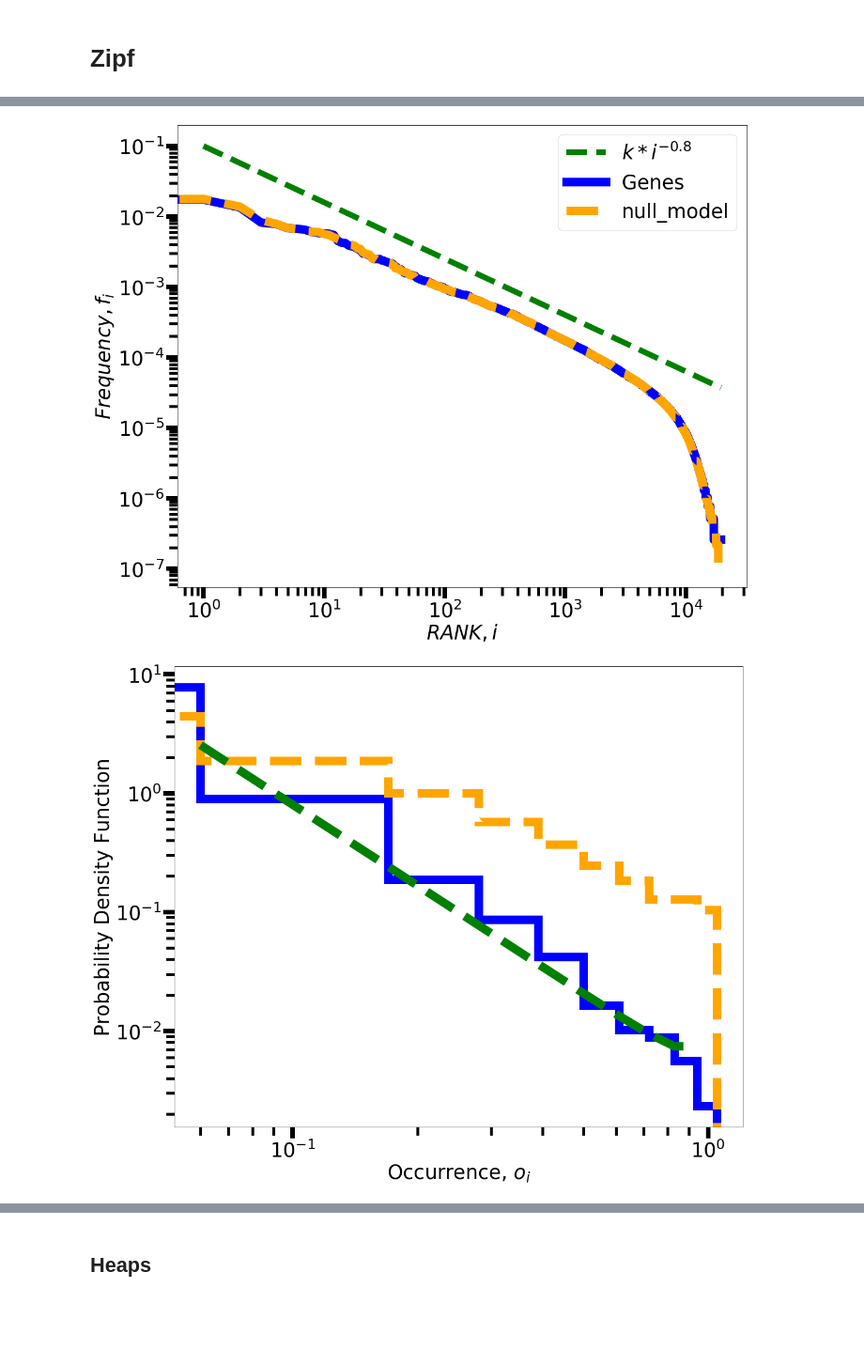
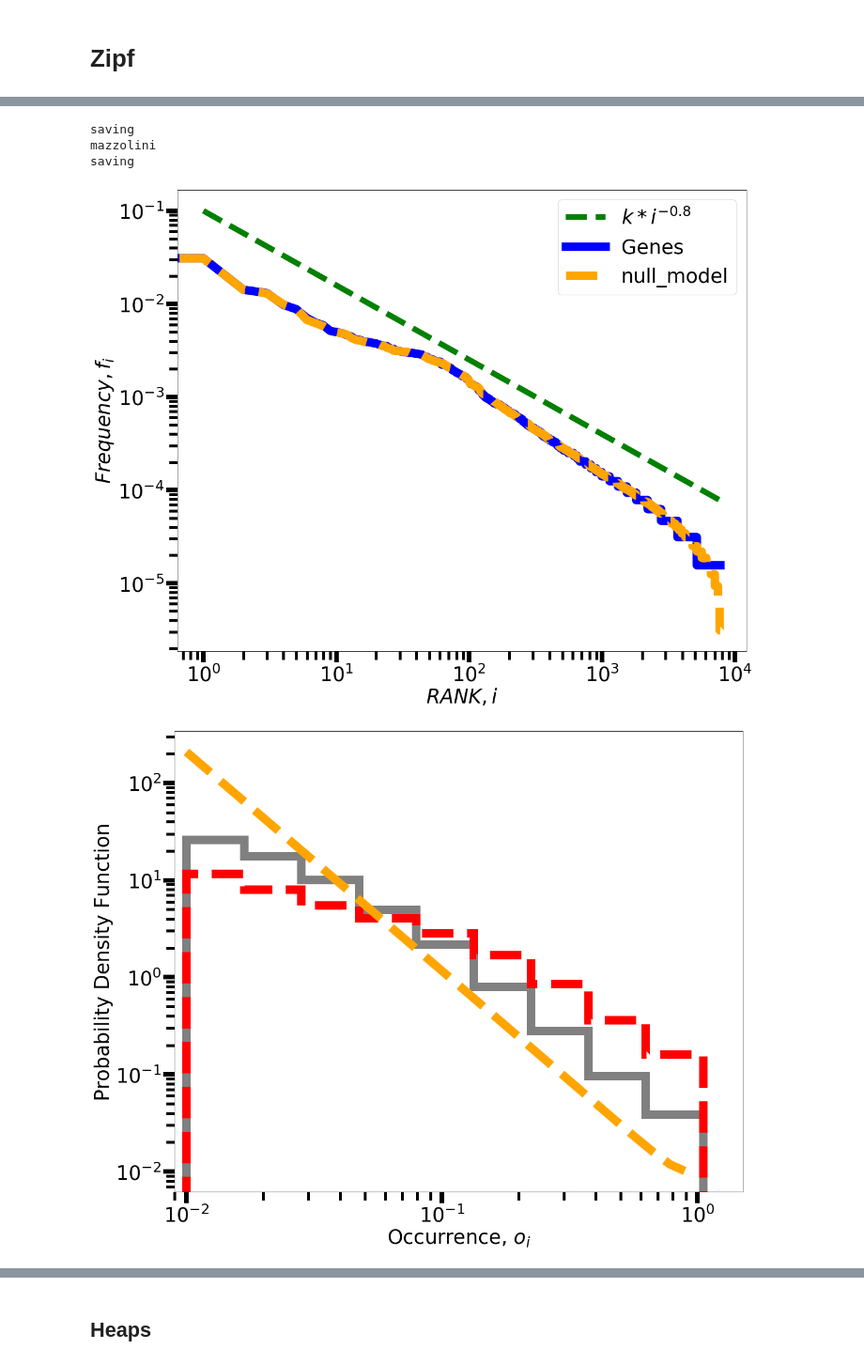
Before and after one commit to fvalle1/phd, a Jupyter notebook: mouse_Atlas/Mouse_exploration.ipynb, the cells around one changed output, grey strips where cells are left out. Shown at 94% size. Cells and saved outputs as stored; diff of their text form; code cells hidden in the pictures; blank space fills up the shorter version.

```diff
--- a/mouse_Atlas/Mouse_exploration.ipynb
+++ b/mouse_Atlas/Mouse_exploration.ipynb
@@ -24,7 +24,7 @@ from frontiers_analysis import heaps, load_tissue, save_model, mazzolini
 data_source ="mca"
 files = os.listdir(data_source)
 from frontiers_analysis import load_all_data, clean_df
-#data = load_all_data(data_source)
+data = load_all_data(data_source)
 # %%
 from frontiers_analysis import get_files, cleanup
 #get_files()
@@ -98,6 +98,6 @@ Data columns (total 7 columns):
 dtypes: object(7)
 memory usage: 16.5+ MB
 # %%
-files = list(filter(lambda f: "Brain" in f,  os.listdir(data_source)))
+files = list(filter(lambda f: "dge" in f,  os.listdir(data_source)))
 files
 # %% [output]
@@ -641,3 +637,10 @@ fig.savefig("itegral_heapfs_scatter_plot_color_mca.png")
 # Null Model
 # %% [markdown]
 # Zipf
+# %%
+df = pd.read_csv("mca/mainTable_Bone-Marrow_c-kit.csv", index_col=0, header=0)
+# %%
+M = df.sum(axis=0)
+M=M.sort_values(ascending=False)
+M = M[:int(len(M)*0.9)][-100:]
+M
@@ -644,3 +660,12 @@ fig.savefig("itegral_heapfs_scatter_plot_color_mca.png")
+# %%
+df = df[M.index]
+save_model(df,tissue="bonemarrow_M100",name="data", n_bins=15)
+A = df.sum(1)
+mazzolini(M, A/A.sum(), "bonemarrow_M100", n_bins=15)
+# %% [output]
+saving
+mazzolini
+saving
 # %%
 fig,ax = plt.subplots(figsize=(18,15))
 x = np.arange(1, len(f))
@@ -661,7 +686,7 @@ ax.legend(fontsize=35)
 plt.show()
 fig.savefig("zipf.pdf")
 # %% [output]
-[figure, old version]
+[figure, new version]
 # %%
 def p(o, M, gamma, N):
     i = np.arange(1, N+1, step=1)
@@ -672,27 +697,33 @@ def p(o, M, gamma, N):
     p_den = gamma*M*N*(alpha**(1/gamma))*K
     return p_num/p_den
 # %%
-bins = 10
-rang = (0-0.5/bins, 1+0.5/bins)
+nbins = 10
+rang = (0-0.5/nbins, 1+0.5/nbins)
+
+bins = np.logspace(np.log10(1e-2),np.log10(rang[1]),num=nbins)
+#bins = np.linspace(rang[0], rang[1], num=nbins)
+
 fig, ax =plt.subplots(figsize=(18,15))
-ax.hist(np.array(O.dropna(), dtype=float), histtype='step', lw=15, range = rang, color='blue', density=True, bins=bins)
+ax.hist(np.array(O.dropna(), dtype=float), histtype='step', lw=15, color='gray', density=True, bins=bins)
 if "O_null" in vars().keys():
-    ax.hist(np.array(O_null, dtype=float), histtype='step', lw=15, range = rang, bins=bins, color='orange', ls='--', density=True)
+    ax.hist(np.array(O_null, dtype=float), histtype='step', lw=15, bins=bins, color='red', ls='--', density=True)
 ax.set_xlabel("Occurrence, $o_i$", fontsize=35)
 ax.set_ylabel("Probability Density Function", fontsize=35)
 
-x_bins=np.arange(rang[0],rang[1],step=(rang[1]-rang[0])/bins)
-ax.plot(x_bins,[p(x, M.mean(), 0.8, len(O.dropna())) for x in x_bins], lw=15, ls="--", c="green")
+x_bins=np.arange(1e-2,rang[1],step=(rang[1]-rang[0])/nbins)
+ax.plot(x_bins,[p(x, M.mean(), 0.8, len(O.dropna())) for x in x_bins], lw=15, ls="--", c="orange")
 
 ax.tick_params(labelsize=35, width=8, length=20)
 ax.tick_params(which="minor", labelsize=35, width=5, length=15)
+
+ax.set_xlim(9e-3,1.5)
 
 ax.set_yscale('log')
 ax.set_xscale('log')
 plt.show()
 fig.savefig("U.pdf")
 # %% [output]
-[figure, old version]
+[figure, new version]
 # %%
 fig = plt.figure()
 plt.hist(M, density=False, color='blue', bins = 15, label='files')
```
Also changed, not shown: parts of 7 cells of this notebook, 2 other files.
